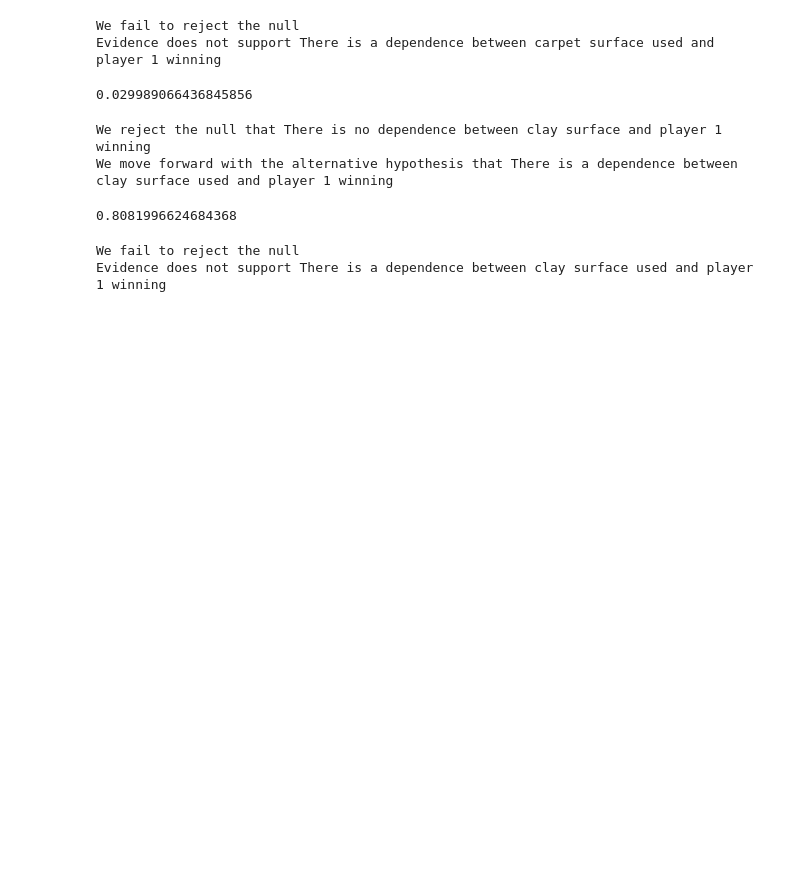
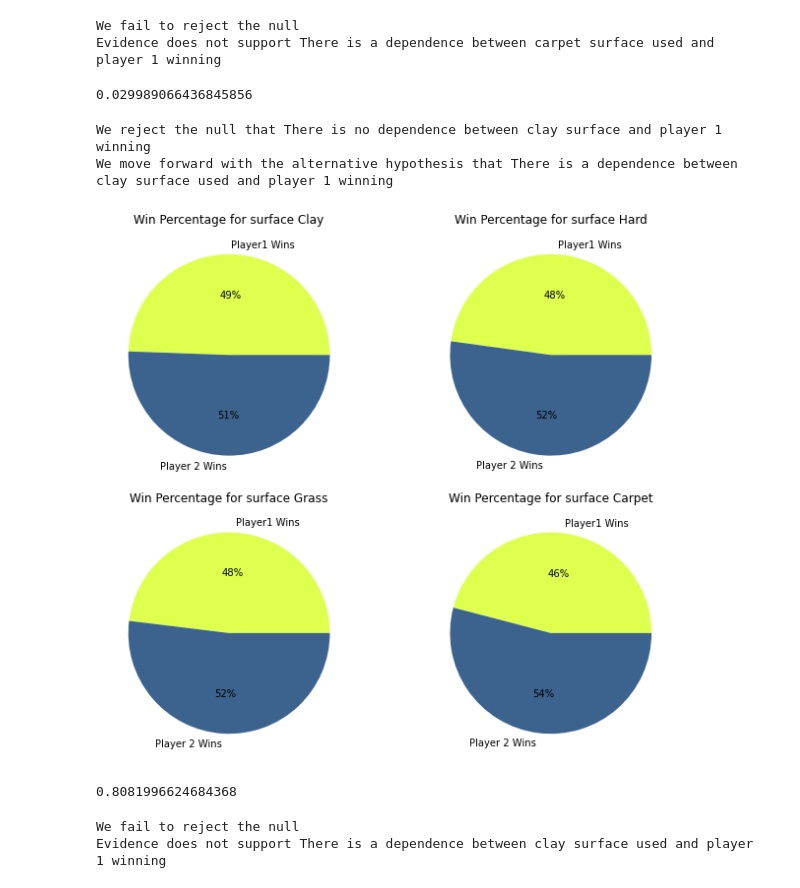
Before and after one commit to Racket-Science/Tennis-Match-Predictions, a Jupyter notebook: Notebooks/Whitaker_Working_Notebook.ipynb, the cells around one changed output. Cells and saved outputs as stored; diff of their text form; code cells hidden in the pictures; blank space fills up the shorter version.

```diff
--- a/Notebooks/Whitaker_Working_Notebook.ipynb
+++ b/Notebooks/Whitaker_Working_Notebook.ipynb
@@ -827,6 +872,32 @@ else:
 # %% [output]
 We reject the null that There is no dependence between clay surface and player 1 winning
 We move forward with the alternative hypothesis that There is a dependence between clay surface used and player 1 winning
+# %%
+def get_pie_surface(train):
+    '''get pie chart of player win percentage for clay surface type'''
+
+    # activate subplots objects
+    fig, axs = plt.subplots(2, 2, figsize=(10,8))
+
+    # list of charts to be generated
+    surfaces = ['Clay', 'Hard', 'Grass', 'Carpet']
+
+    # generate graphs and assign them to subplots
+    for surface, ax in zip(surfaces, axs.ravel()):
+
+        values = [len(train.player_1_wins[(train.player_1_wins == True) & (train.surface == surface)]), len(train.player_1_wins[(train.player_1_wins == False) & (train.surface == surface)])]
+        labels = ['Player1 Wins','Player 2 Wins']
+
+        ax.pie(values, labels=labels, autopct='%.0f%%', colors=['#dfff4f', '#3C638E'])
+        ax.set_title(f'Win Percentage for surface {surface}')
+
+    # display chart
+    plt.tight_layout()
+    plt.show()
+# %%
+get_pie_surface(train)
+# %% [output]
+[figure, added]
 # %%
 # We want to be sure that the effect we see isn't explained by chance, so I will use a confidance interval of 95%
 # The resulting alpha is .05.
```
Also changed, not shown: parts of 40 cells of this notebook.
